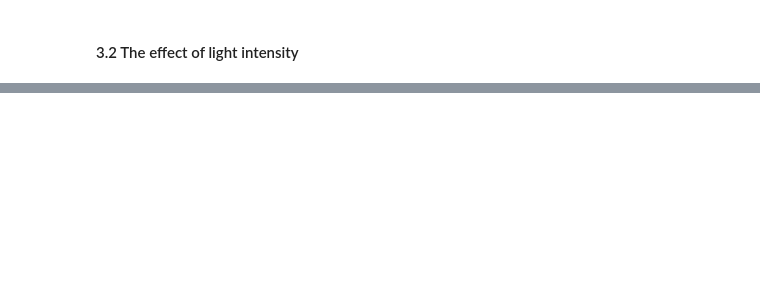
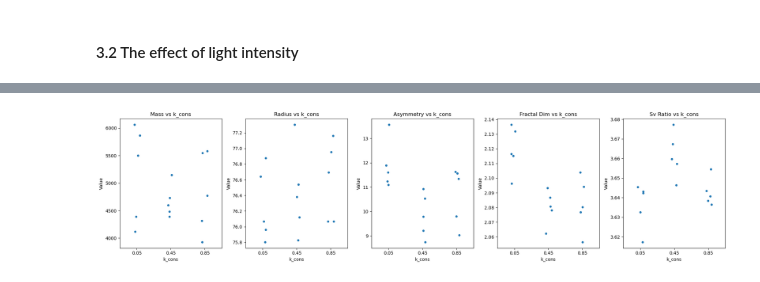
Before and after one commit to JesseLude/ProjectCLS, a Jupyter notebook: main_project_notebook.ipynb, the cells around one changed output, grey strips where cells are left out. Cells and saved outputs as stored; diff of their text form; code cells hidden in the pictures; blank space fills up the shorter version.

```diff
--- a/main_project_notebook.ipynb
+++ b/main_project_notebook.ipynb
@@ -570,24 +495,0 @@ sv_ratio3 = surface_area_to_volume(A3)
-# %%
-k_values = [0.05, 0.45, 0.85]
-
-# Replace these with actual computed values
-masses = [coral_mass1, coral_mass2, coral_mass3]
-radii = [radius1, radius2, radius3]
-asymmetries = [asymmetry1, asymmetry2, asymmetry3]
-fractal_dimensions = [fractal_dim1, fractal_dim2, fractal_dim3]
-sv_ratios = [sv_ratio1, sv_ratio2, sv_ratio3]
-
-metrics = ['Mass', 'Radius', 'Asymmetry', 'Fractal Dimension', 'Surface Area to Volume Ratio']
-values = [masses, radii, asymmetries, fractal_dimensions, sv_ratios]
-
-fig, axs = plt.subplots(1, 5, figsize=(20, 5))
-
-for i, ax in enumerate(axs):
-    ax.scatter(k_values, values[i], color='blue', s=100)  # Scatter plot
-    ax.set_title(metrics[i])
-    ax.set_xlabel('k_cons')
-    ax.set_ylabel(metrics[i])
-    ax.set_xticks(k_values)
-
-plt.tight_layout()
-plt.show()
@@ -593,0 +577,23 @@ plt.show()
+# %%
+import pandas as pd
+import seaborn as sns
+
+# visualization
+data_list = []
+for metric in metrics_data:
+    for k in k_values:
+        for value in metrics_data[metric][k]:
+            data_list.append({"k_cons": k, "Metric": metric, "Value": value})
+
+df = pd.DataFrame(data_list)
+fig, axes = plt.subplots(1, 5, figsize=(20, 5), sharex=True)
+metrics = ['mass', 'radius', 'asymmetry', 'fractal_dim', 'sv_ratio']
+
+for i, metric in enumerate(metrics):
+    sns.stripplot(x="k_cons", y="Value", data=df[df["Metric"] == metric], ax=axes[i], jitter=True)
+    axes[i].set_title(f"{metric.replace('_', ' ').title()} vs k_cons")
+
+plt.tight_layout()
+plt.show()
+# %% [output]
+[figure, added]
```
Also changed, not shown: parts of 5 cells of this notebook.
